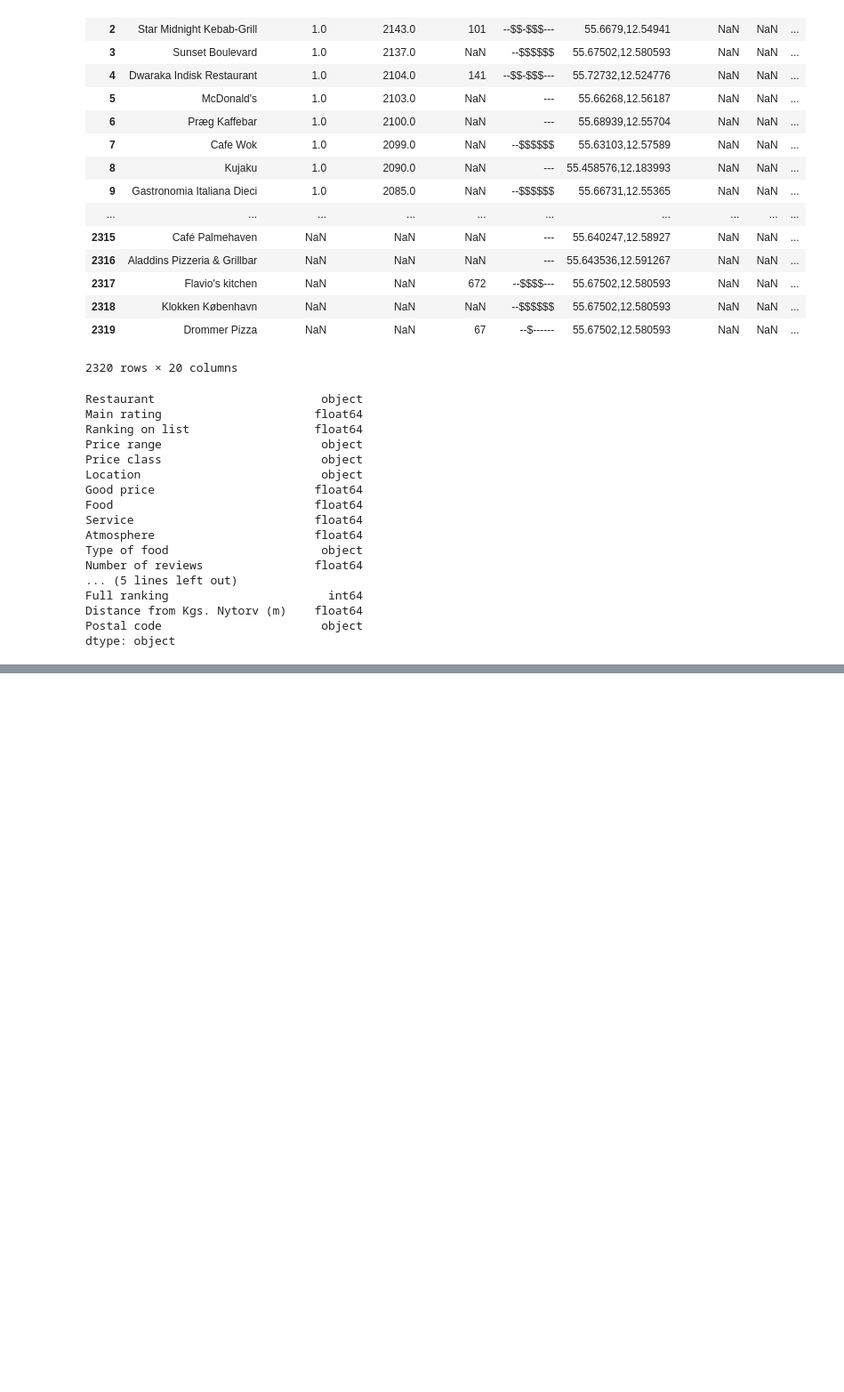
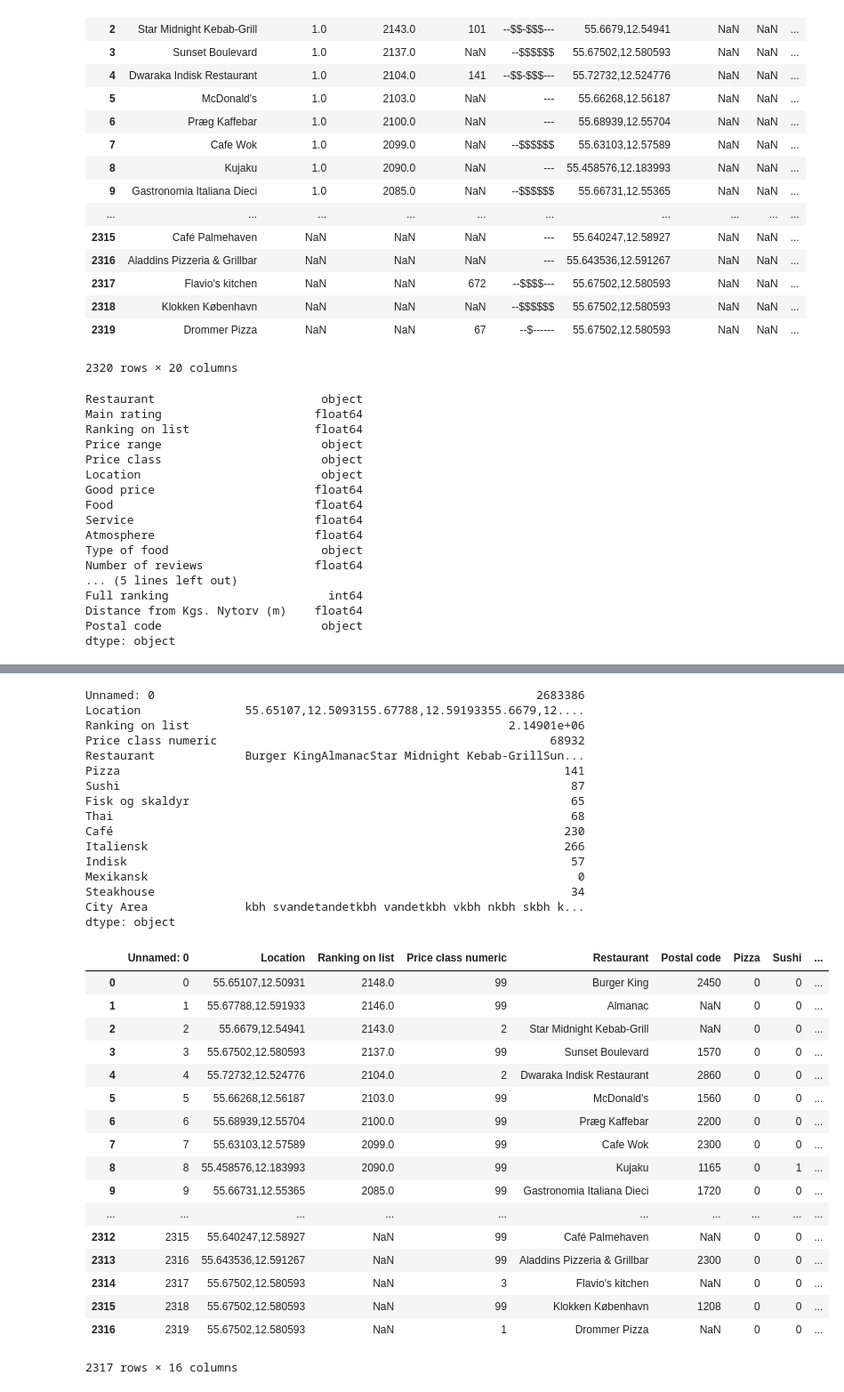
Before and after one commit to EMCK3N/SDS2019-grp20, a Jupyter notebook: Untitled.ipynb, the cells around one changed output, grey strips where cells are left out. Shown at 89% size. Drawn from its saved outputs; the diff is of its cells as text; code cells hidden in the pictures; blank space fills up the shorter version.

```diff
--- a/Untitled.ipynb
+++ b/Untitled.ipynb
@@ -87,0 +98,38 @@ type_mad_df.to_csv("type_mad_df.csv")
+# %%
+print(data_food.sum())  #ny row der finder sum af alle kolonner
+data_food
+# %% [output]
+Unnamed: 0                                                       2683386
+Location               55.65107,12.5093155.67788,12.59193355.6679,12....
+Ranking on list                                              2.14901e+06
+Price class numeric                                                68932
+Restaurant             Burger KingAlmanacStar Midnight Kebab-GrillSun...
+Pizza                                                                141
+Sushi                                                                 87
+Fisk og skaldyr                                                       65
+Thai                                                                  68
+Café                                                                 230
+Italiensk                                                            266
+Indisk                                                                57
+Mexikansk                                                              0
+Steakhouse                                                            34
+City Area              kbh svandetandetkbh vandetkbh vkbh nkbh skbh k...
+dtype: object
+|  | Unnamed: 0 | Location | Ranking on list | Price class numeric | Restaurant | Postal code | Pizza | Sushi | ... |
+| 0 | 0 | 55.65107,12.50931 | 2148.0 | 99 | Burger King | 2450 | 0 | 0 | ... |
+| 1 | 1 | 55.67788,12.591933 | 2146.0 | 99 | Almanac | NaN | 0 | 0 | ... |
+| 2 | 2 | 55.6679,12.54941 | 2143.0 | 2 | Star Midnight Kebab-Grill | NaN | 0 | 0 | ... |
+| 3 | 3 | 55.67502,12.580593 | 2137.0 | 99 | Sunset Boulevard | 1570 | 0 | 0 | ... |
+| 4 | 4 | 55.72732,12.524776 | 2104.0 | 2 | Dwaraka Indisk Restaurant | 2860 | 0 | 0 | ... |
+| 5 | 5 | 55.66268,12.56187 | 2103.0 | 99 | McDonald's | 1560 | 0 | 0 | ... |
+| 6 | 6 | 55.68939,12.55704 | 2100.0 | 99 | Præg Kaffebar | 2200 | 0 | 0 | ... |
+| 7 | 7 | 55.63103,12.57589 | 2099.0 | 99 | Cafe Wok | 2300 | 0 | 0 | ... |
+| 8 | 8 | 55.458576,12.183993 | 2090.0 | 99 | Kujaku | 1165 | 0 | 1 | ... |
+| 9 | 9 | 55.66731,12.55365 | 2085.0 | 99 | Gastronomia Italiana Dieci | 1720 | 0 | 0 | ... |
+| ... | ... | ... | ... | ... | ... | ... | ... | ... | ... |
+| 2312 | 2315 | 55.640247,12.58927 | NaN | 99 | Café Palmehaven | NaN | 0 | 0 | ... |
+| 2313 | 2316 | 55.643536,12.591267 | NaN | 99 | Aladdins Pizzeria & Grillbar | 2300 | 0 | 0 | ... |
+| 2314 | 2317 | 55.67502,12.580593 | NaN | 3 | Flavio's kitchen | NaN | 0 | 0 | ... |
+| 2315 | 2318 | 55.67502,12.580593 | NaN | 99 | Klokken København | 1208 | 0 | 0 | ... |
+| 2316 | 2319 | 55.67502,12.580593 | NaN | 1 | Drommer Pizza | NaN | 0 | 0 | ... |
+2317 rows × 16 columns
```
Also changed, not shown: parts of 13 cells of this notebook, 3 other files.
